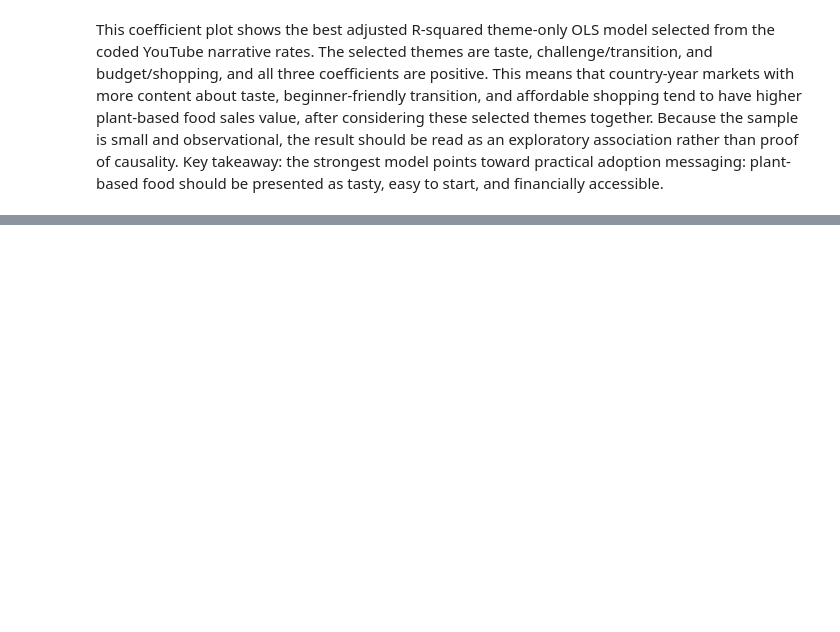
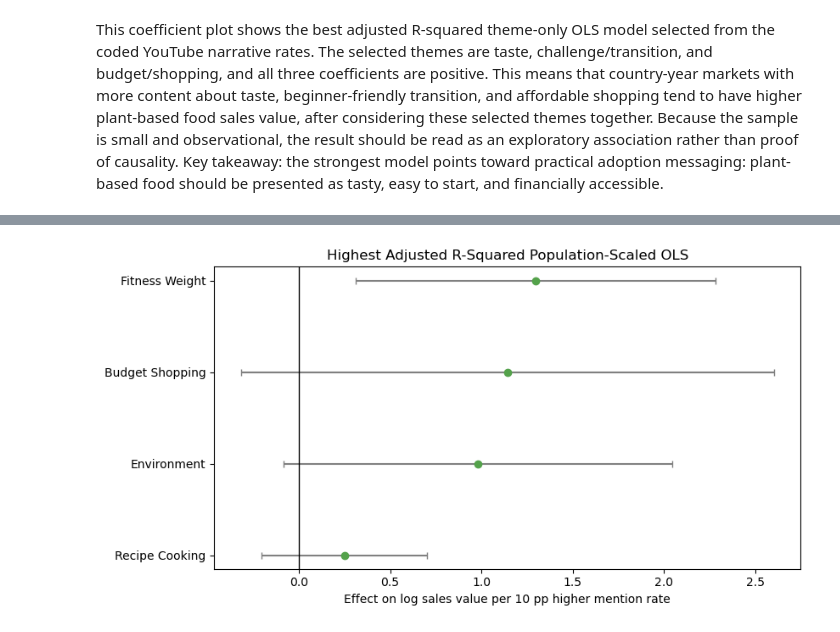
Before and after one commit to huangshuojason/Video-Analysis--DataScience-Group, a Jupyter notebook: notebooks/Group I_Final.ipynb, the cells around one changed output, grey strips where cells are left out. Drawn from its saved outputs; the diff is of its cells as text; code cells hidden in the pictures; blank space fills up the shorter version.

```diff
--- a/notebooks/Group I_Final.ipynb
+++ b/notebooks/Group I_Final.ipynb
@@ -661,0 +1238,9 @@ This coefficient plot shows the best adjusted R-squared theme-only OLS model sel
+# %%
+plot_ols_coefficients(
+    scaled_best_ols_coefficients,
+    "Highest Adjusted R-Squared Population-Scaled OLS",
+    "#54A24B",
+)
+plt.show()
+# %% [output]
+[figure, added]
```
Also changed, not shown: parts of 15 cells of this notebook, 2 other files.
